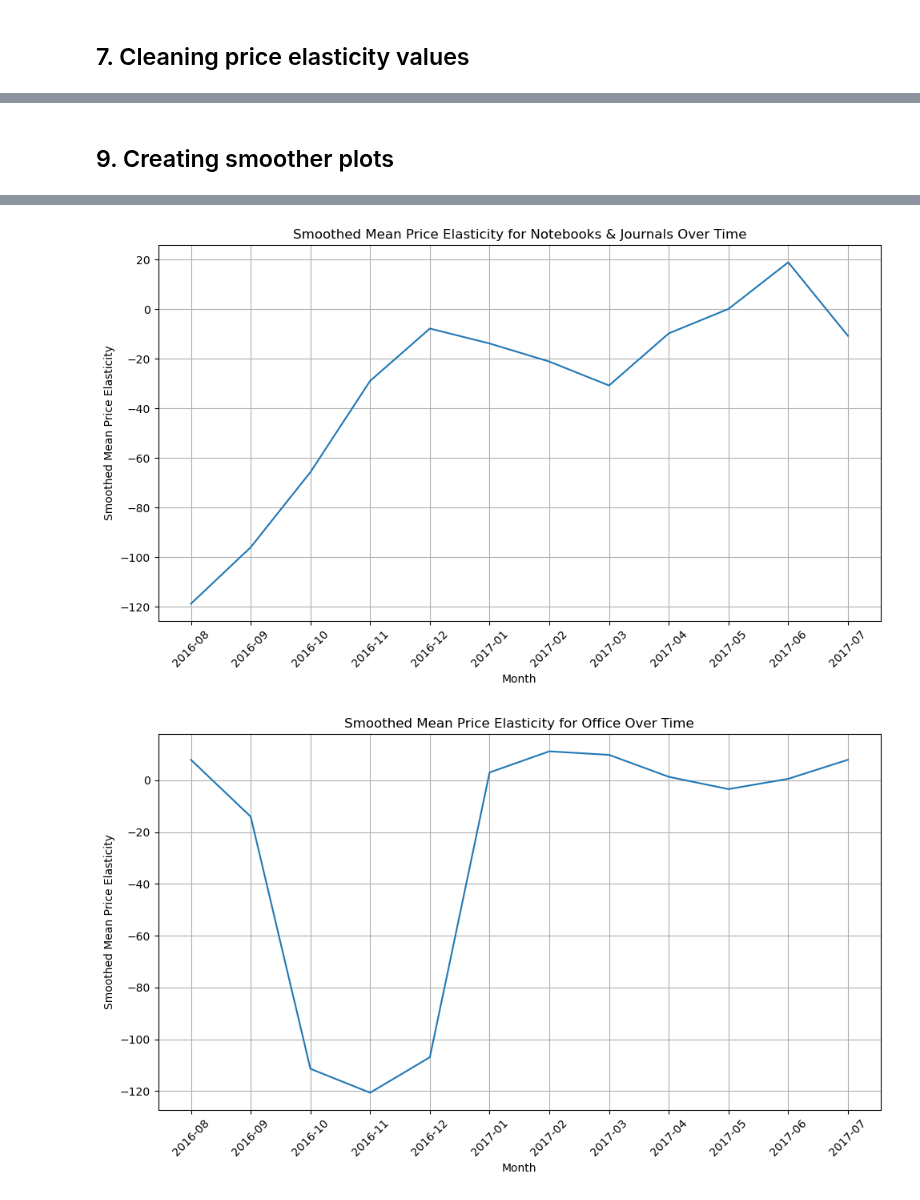
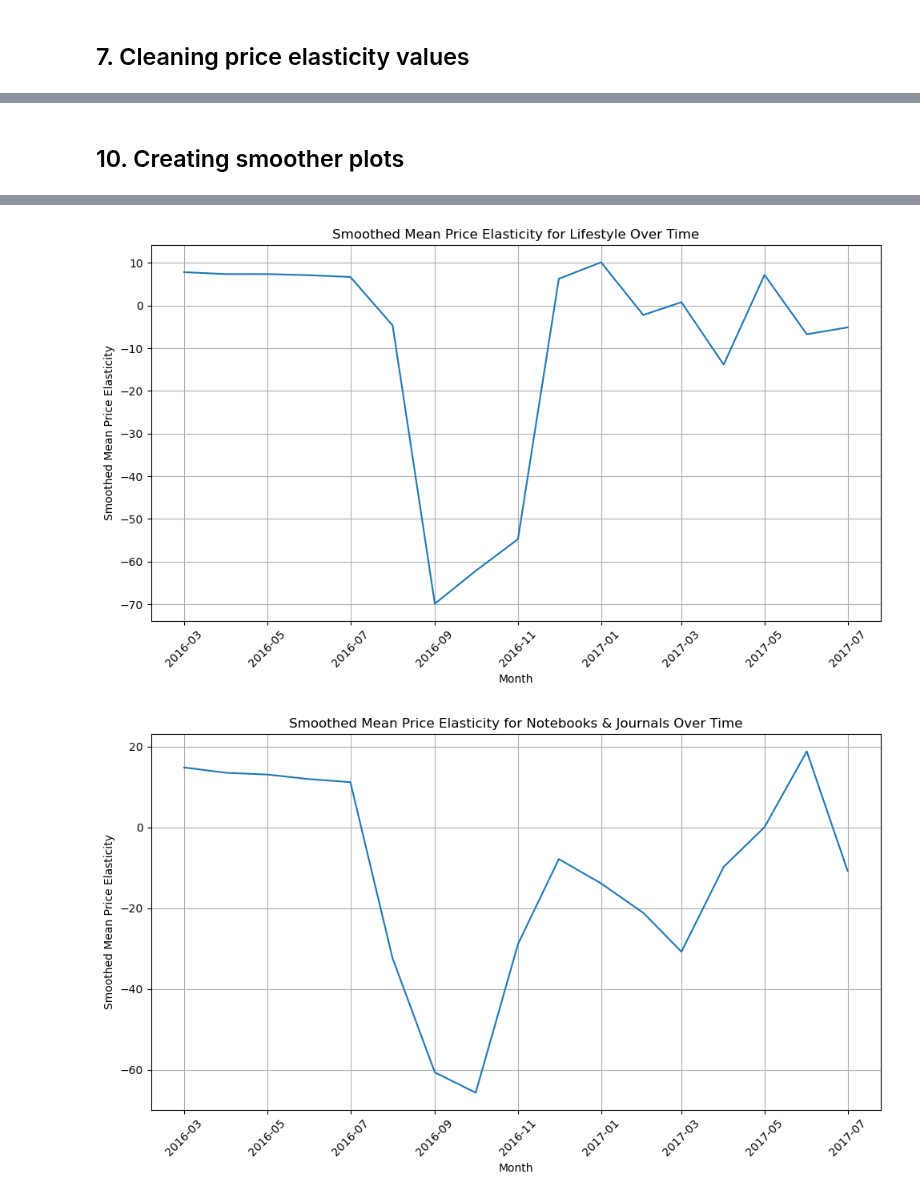
Before and after one commit to woobrandon/DSA3101-Potato-Wedges, a Jupyter notebook: SubgroupB/Price Elasticity.ipynb, the cells around one changed output, grey strips where cells are left out. Drawn from its saved outputs; the diff is of its cells as text; code cells hidden in the pictures.

```diff
--- a/SubgroupB/Price Elasticity.ipynb
+++ b/SubgroupB/Price Elasticity.ipynb
@@ -67,7 +67,7 @@ daily_sales['product_category_temp'].replace(['Tumblers', 'Bottles', 'Google'],
 daily_sales['product_category_temp'].replace(['More Bags', 'Backpacks'], 'Bags', inplace = True)
 daily_sales['product_category_temp'].replace('Android', 'Apparel', inplace = True)
 daily_sales.loc[daily_sales["product_name"].str.contains(r"Waze.*(Men's|Women's|Socks)", case = True, na = False), "product_category_temp"] = "Apparel"
-daily_sales['product_category_temp'].replace('Waze', 'Electronics', inplace = True)
+daily_sales['product_category_temp'].replace('Waze', 'Office', inplace = True)
 daily_sales.loc[daily_sales["product_name"].str.contains(r"(Shirt|Sleeve|Tee|Jacket|Pullover|Hoodie|Tank|Vest|Onesie|Pants|Hood|Polo)", case = True, na = False), "product_category_temp"] = "Apparel"
 daily_sales.loc[daily_sales["product_name"].str.contains(r"(oz|Bottle|Cup)", case = True, na = False), "product_category_temp"] = "Drinkware"
 daily_sales.loc[daily_sales["product_name"].str.contains(r"Journal|Notebook", case = True, na = False), "product_category_temp"] = "Notebooks & Journals"
@@ -189,13 +188,11 @@ category_sales_clean['month'] = category_sales_clean['ymd'].dt.to_period('M')
 
 # Group by 'month' and 'product_category' and calculate sum and mean of 'price_elasticity'
 monthly_elasticity_summary = category_sales_clean.groupby(['month', 'product_category']).agg(
-    sum_price_elasticity=('price_elasticity', 'sum'),
     mean_price_elasticity=('price_elasticity', 'mean')
 ).reset_index()
 # Convert 'month' to string for plotting if needed
 monthly_elasticity_summary['month'] = monthly_elasticity_summary['month'].astype(str)
 # Ensure the columns used for plotting are numeric
 monthly_elasticity_summary['mean_price_elasticity'] = pd.to_numeric(monthly_elasticity_summary['mean_price_elasticity'], errors='coerce')
-monthly_elasticity_summary['sum_price_elasticity'] = pd.to_numeric(monthly_elasticity_summary['sum_price_elasticity'], errors='coerce')
 print(monthly_elasticity_summary)
 # %% [output]
@@ -218,10 +265,11 @@ print(monthly_elasticity_summary)
 # %%
-product_categories = monthly_elasticity_summary['product_category'].unique()
+# Get unique product categories from the combined data
+product_categories = combined_data['product_category'].unique()
 
 # Plot each product category separately
 for category in product_categories:
     # Filter the data for the current category
-    category_data = monthly_elasticity_summary[monthly_elasticity_summary['product_category'] == category]
+    category_data = combined_data[combined_data['product_category'] == category]
 
     # Plot the mean price elasticity over time for the current category
     plt.figure(figsize=(10, 6))
@@ -253,19 +301,25 @@ for category in product_categories:
 # %% [markdown]
-## 9. Creating smoother plots
+## 10. Creating smoother plots
 # %%
 # Apply a rolling mean (moving average) to smooth out the fluctuations
-monthly_elasticity_summary['mean_price_elasticity_smoothed'] = monthly_elasticity_summary.groupby('product_category')['mean_price_elasticity'].transform(lambda x: x.rolling(window=3, min_periods=1).mean())
+combined_data['mean_price_elasticity_smoothed'] = combined_data.groupby('product_category')['mean_price_elasticity'].transform(lambda x: x.rolling(window=3, min_periods=1).mean())
 
-# Plot the smoothed data
+# Plot the smoothed data for each product category
 for category in product_categories:
-    category_data = monthly_elasticity_summary[monthly_elasticity_summary['product_category'] == category]
+    category_data = combined_data[combined_data['product_category'] == category]
+
+    # Create the plot
     plt.figure(figsize=(10, 6))
     sns.lineplot(data=category_data, x='month', y='mean_price_elasticity_smoothed')
+
+    # Add labels, title, and other formatting
     plt.title(f'Smoothed Mean Price Elasticity for {category} Over Time')
     plt.xlabel('Month')
     plt.ylabel('Smoothed Mean Price Elasticity')
     plt.xticks(rotation=45)
     plt.grid(True)
+
+    # Ensure a clean layout and display the plot
     plt.tight_layout()
     plt.show()
 # %% [output]
@@ -281,2 +335,2 @@ for category in product_categories:
-[figure, old version]
+[figure, new version]
-[figure, old version]
+[figure, new version]
```
Also changed, not shown: parts of 8 cells of this notebook.
